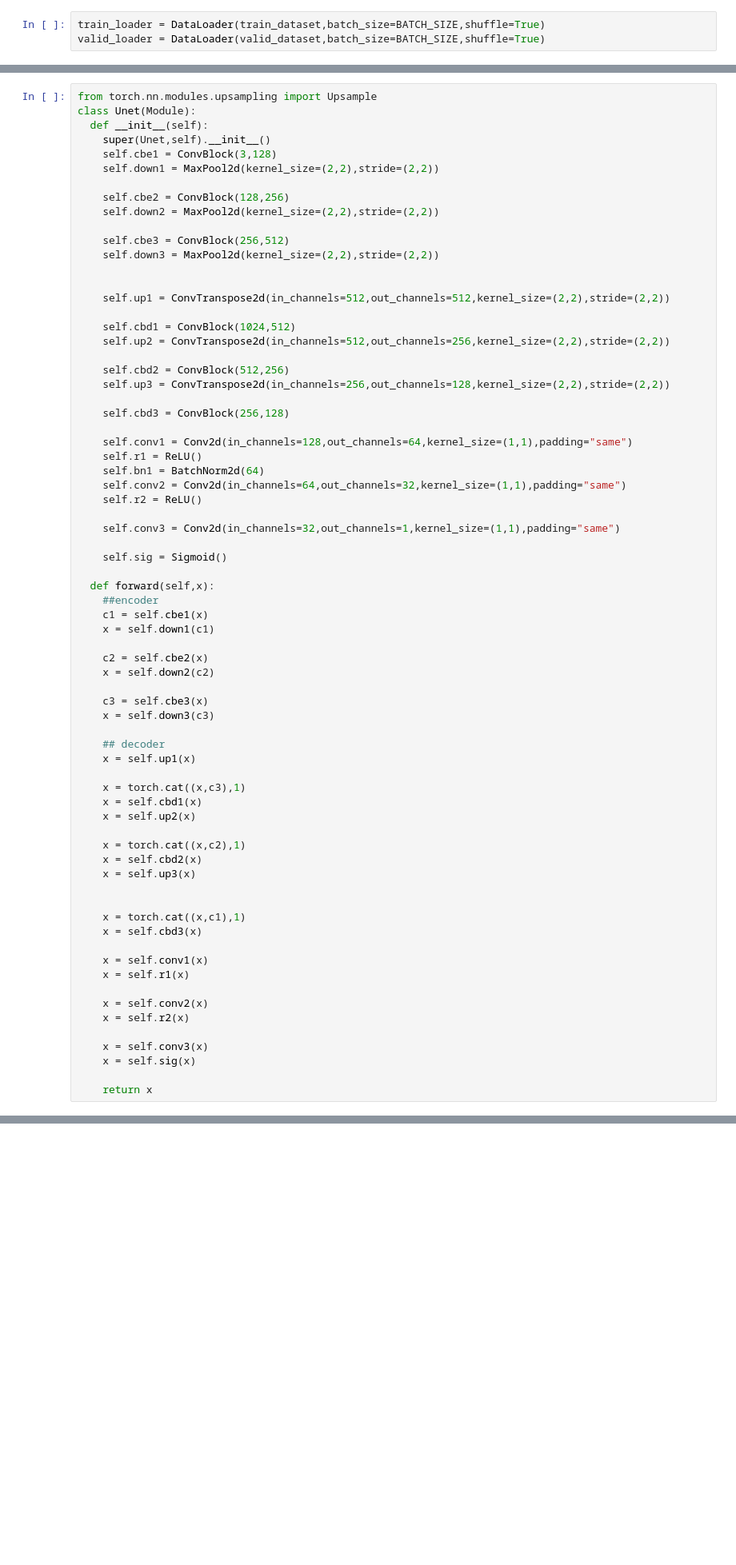
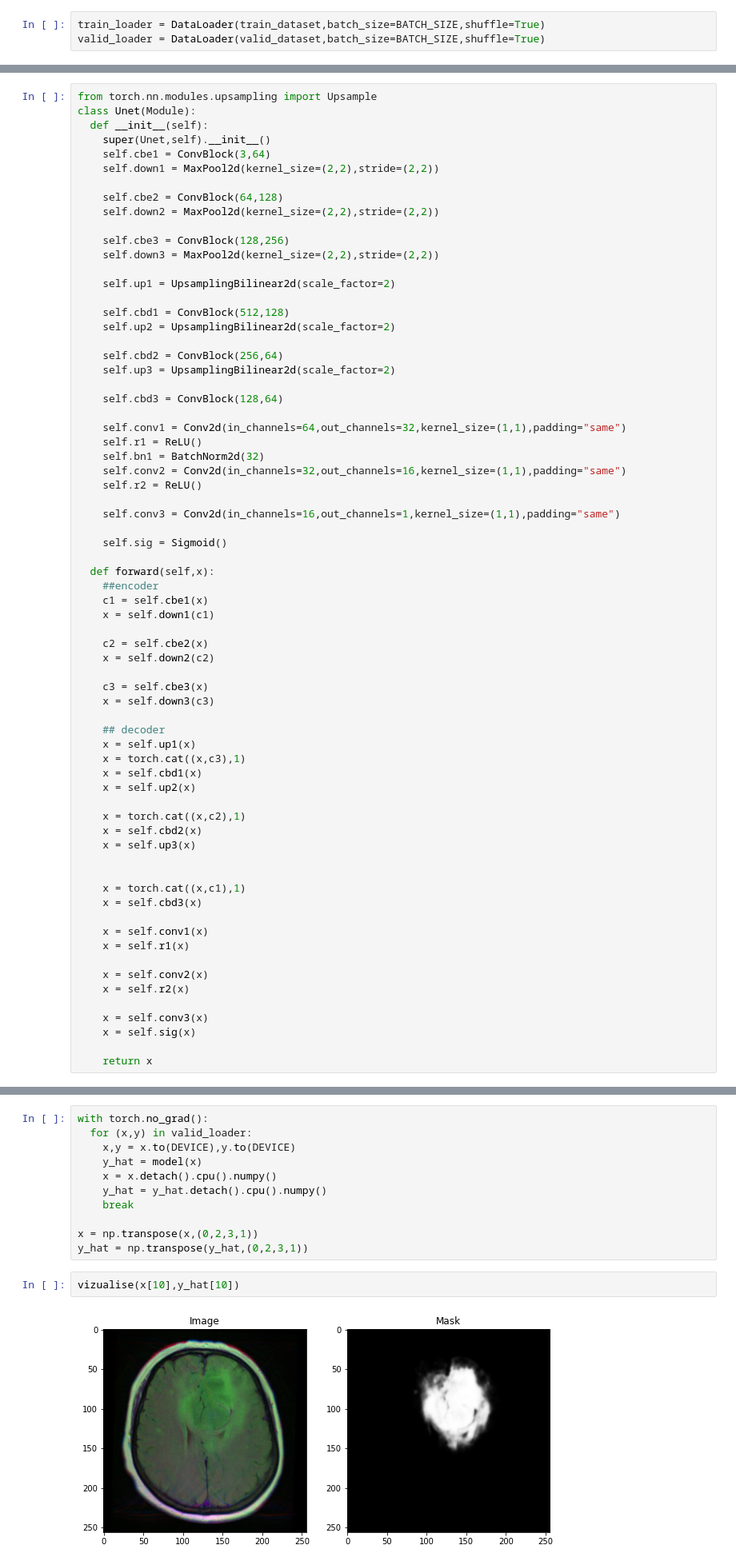
Before and after one commit to mostafaramadann/30Days-of-Remontada, a Jupyter notebook: Day1/Semantic_Segmentation.ipynb, the cells around one changed output, grey strips where cells are left out. Shown at 80% size. Drawn from its saved outputs; the diff is of its cells as text; blank space fills up the shorter version.

```diff
--- a/Day1/Semantic_Segmentation.ipynb
+++ b/Day1/Semantic_Segmentation.ipynb
@@ -139,33 +167,32 @@ from torch.nn.modules.upsampling import Upsample
 class Unet(Module):
   def __init__(self):
     super(Unet,self).__init__()
-    self.cbe1 = ConvBlock(3,128)
+    self.cbe1 = ConvBlock(3,64)
     self.down1 = MaxPool2d(kernel_size=(2,2),stride=(2,2))
 
-    self.cbe2 = ConvBlock(128,256)
+    self.cbe2 = ConvBlock(64,128)
     self.down2 = MaxPool2d(kernel_size=(2,2),stride=(2,2))
 
-    self.cbe3 = ConvBlock(256,512)
+    self.cbe3 = ConvBlock(128,256)
     self.down3 = MaxPool2d(kernel_size=(2,2),stride=(2,2))
 
+    self.up1 = UpsamplingBilinear2d(scale_factor=2)
 
-    self.up1 = ConvTranspose2d(in_channels=512,out_channels=512,kernel_size=(2,2),stride=(2,2))
+    self.cbd1 = ConvBlock(512,128)
+    self.up2 = UpsamplingBilinear2d(scale_factor=2)
 
-    self.cbd1 = ConvBlock(1024,512)
-    self.up2 = ConvTranspose2d(in_channels=512,out_channels=256,kernel_size=(2,2),stride=(2,2))
+    self.cbd2 = ConvBlock(256,64)
+    self.up3 = UpsamplingBilinear2d(scale_factor=2)
 
-    self.cbd2 = ConvBlock(512,256)
-    self.up3 = ConvTranspose2d(in_channels=256,out_channels=128,kernel_size=(2,2),stride=(2,2))
+    self.cbd3 = ConvBlock(128,64)
 
-    self.cbd3 = ConvBlock(256,128)
-
-    self.conv1 = Conv2d(in_channels=128,out_channels=64,kernel_size=(1,1),padding="same")
+    self.conv1 = Conv2d(in_channels=64,out_channels=32,kernel_size=(1,1),padding="same")
     self.r1 = ReLU()
-    self.bn1 = BatchNorm2d(64)
-    self.conv2 = Conv2d(in_channels=64,out_channels=32,kernel_size=(1,1),padding="same")
+    self.bn1 = BatchNorm2d(32)
+    self.conv2 = Conv2d(in_channels=32,out_channels=16,kernel_size=(1,1),padding="same")
     self.r2 = ReLU()
 
-    self.conv3 = Conv2d(in_channels=32,out_channels=1,kernel_size=(1,1),padding="same")
+    self.conv3 = Conv2d(in_channels=16,out_channels=1,kernel_size=(1,1),padding="same")
 
     self.sig = Sigmoid()
 
@@ -182,7 +209,6 @@ class Unet(Module):
 
     ## decoder
     x = self.up1(x)
-
     x = torch.cat((x,c3),1)
     x = self.cbd1(x)
     x = self.up2(x)
@@ -308,3 +344,18 @@ epoch 2 train loss is 0.7832111738823556 , valid loss is 0.8626617055672866
+# %%
+with torch.no_grad():
+  for (x,y) in valid_loader:
+    x,y = x.to(DEVICE),y.to(DEVICE)
+    y_hat = model(x)
+    x = x.detach().cpu().numpy()
+    y_hat = y_hat.detach().cpu().numpy()
+    break
+
+x = np.transpose(x,(0,2,3,1))
+y_hat = np.transpose(y_hat,(0,2,3,1))
+# %%
+vizualise(x[10],y_hat[10])
+# %% [output]
+[figure, added]
 # %%
 # class ConvBlock(Module):
 #   def __init__(self,filters,upsample=None,last=False):
```
Also changed, not shown: parts of 13 cells of this notebook.
